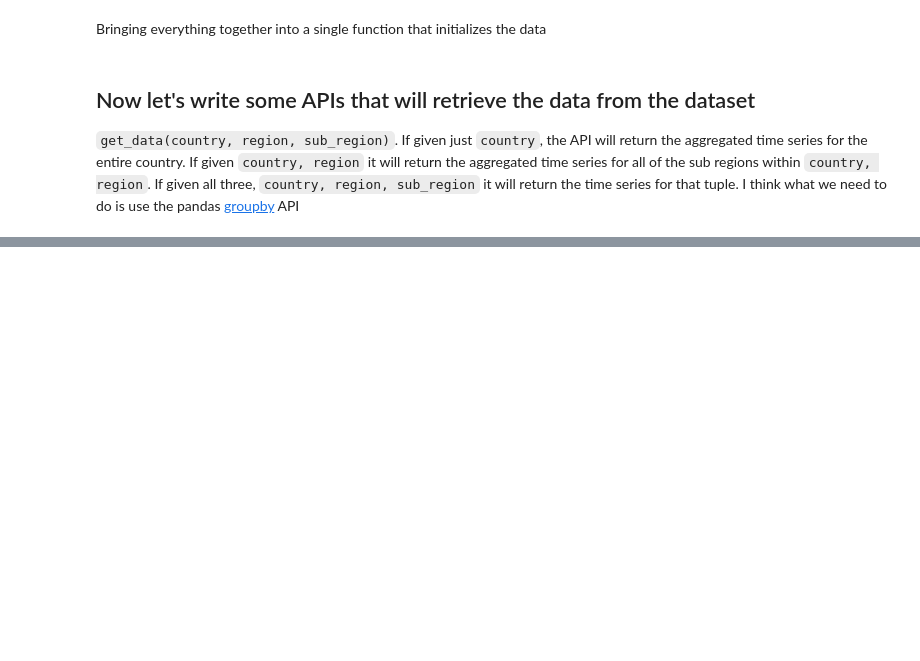
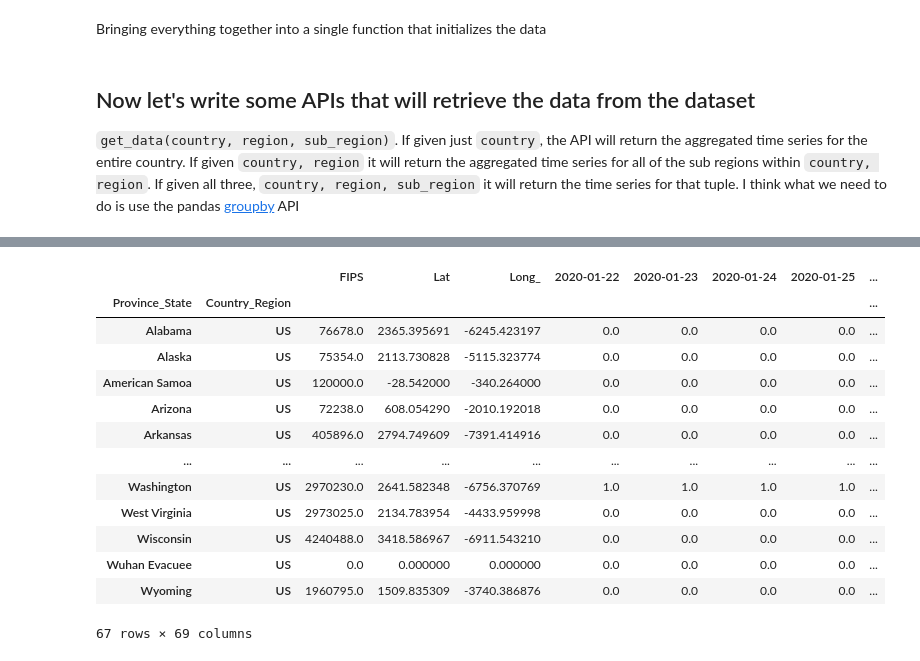
Before and after one commit to jflam/covid19, a Jupyter notebook: 01_data.ipynb, the cells around one changed output, grey strips where cells are left out. Saved outputs shown, nothing was run; the diff lists cells and outputs as text; code cells hidden in the pictures; blank space fills up the shorter version.

```diff
--- a/01_data.ipynb
+++ b/01_data.ipynb
@@ -616,0 +792,24 @@ len(confirmed_df)
+# %%
+# export
+
+def get_all_states_within_country(country):
+    columns = ["FIPS", "Lat", "Long_"] + get_timeseries_column_names(confirmed_df)
+    return (confirmed_df.loc[confirmed_df["Country_Region"] == country].groupby(["Province_State", "Country_Region"]).sum()[columns],
+            deaths_df.loc[deaths_df["Country_Region"] == country].groupby(["Province_State", "Country_Region"]).sum()[columns])
+# %%
+get_all_states_within_country("US")[0]
+# %% [output]
+|  |  | FIPS | Lat | Long_ | 2020-01-22 | 2020-01-23 | 2020-01-24 | 2020-01-25 | ... |
+| Province_State | Country_Region |  |  |  |  |  |  |  | ... |
+| Alabama | US | 76678.0 | 2365.395691 | -6245.423197 | 0.0 | 0.0 | 0.0 | 0.0 | ... |
+| Alaska | US | 75354.0 | 2113.730828 | -5115.323774 | 0.0 | 0.0 | 0.0 | 0.0 | ... |
+| American Samoa | US | 120000.0 | -28.542000 | -340.264000 | 0.0 | 0.0 | 0.0 | 0.0 | ... |
+| Arizona | US | 72238.0 | 608.054290 | -2010.192018 | 0.0 | 0.0 | 0.0 | 0.0 | ... |
+| Arkansas | US | 405896.0 | 2794.749609 | -7391.414916 | 0.0 | 0.0 | 0.0 | 0.0 | ... |
+| ... | ... | ... | ... | ... | ... | ... | ... | ... | ... |
+| Washington | US | 2970230.0 | 2641.582348 | -6756.370769 | 1.0 | 1.0 | 1.0 | 1.0 | ... |
+| West Virginia | US | 2973025.0 | 2134.783954 | -4433.959998 | 0.0 | 0.0 | 0.0 | 0.0 | ... |
+| Wisconsin | US | 4240488.0 | 3418.586967 | -6911.543210 | 0.0 | 0.0 | 0.0 | 0.0 | ... |
+| Wuhan Evacuee | US | 0.0 | 0.000000 | 0.000000 | 0.0 | 0.0 | 0.0 | 0.0 | ... |
+| Wyoming | US | 1960795.0 | 1509.835309 | -3740.386876 | 0.0 | 0.0 | 0.0 | 0.0 | ... |
+67 rows × 69 columns
```
Also changed, not shown: parts of 27 cells of this notebook.
